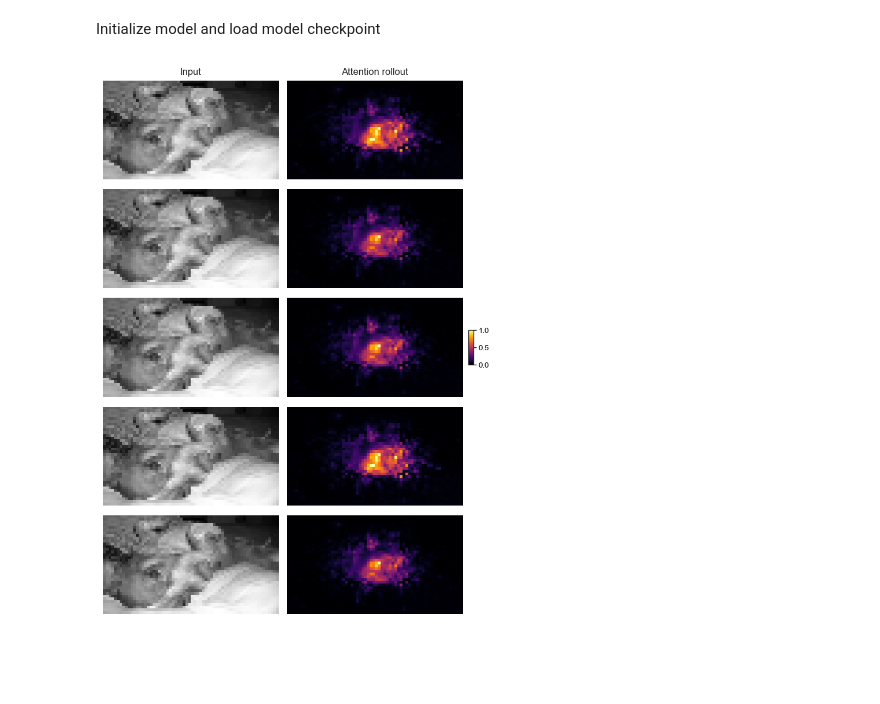
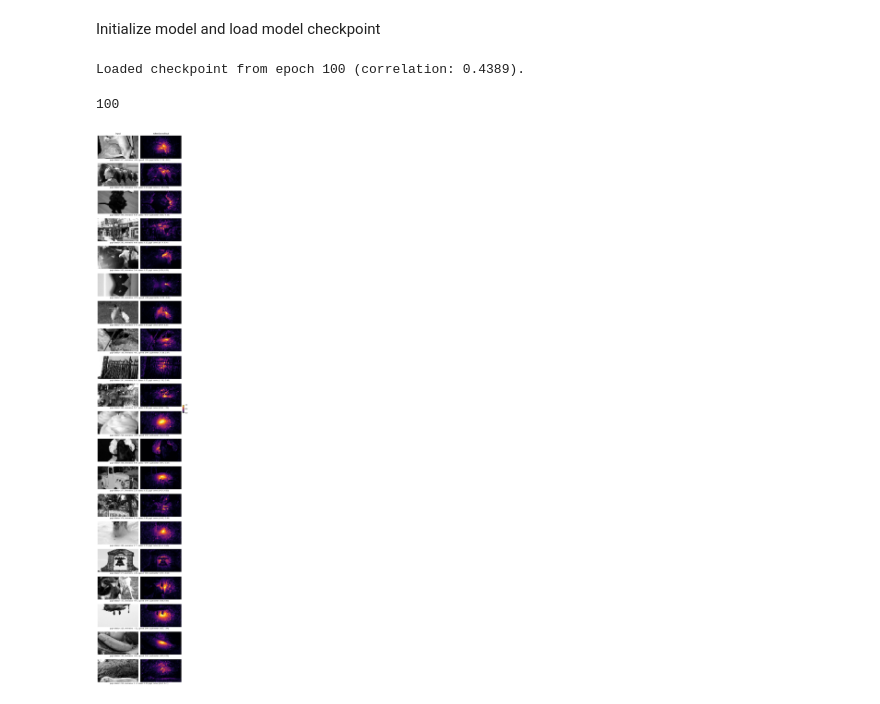
Before and after one commit to bryanlimy/V1T, a Jupyter notebook: misc/vit_visualization.ipynb, the cells around one changed output. Cells and saved outputs as stored; diff of their text form; code cells hidden in the pictures; blank space fills up the shorter version.

```diff
--- a/misc/vit_visualization.ipynb
+++ b/misc/vit_visualization.ipynb
@@ -21,14 +21,13 @@ utils.set_random_seed(1234)
 GRAY = cm.get_cmap("gray")
 BACKGROUND_COLOR = "#ffffff"
 
-MOUSE_ID = 2
-NUM_PLOTS = 5
+MOUSE_ID = 3
 # %% [markdown]
 Initialize model and load model checkpoint
 # %%
 class Args:
     def __init__(self):
-        self.output_dir = "/Users/bryanlimy/Git/sensorium/runs/sensorium+/055_vit_gaussian2d_0.2dropout_0.1coreReg"
+        self.output_dir = "/Users/bryanlimy/Git/sensorium/runs/sensorium+/056_vit_gaussian2d_0.2dropout_bm3"
         self.device = torch.device("cpu")
         self.batch_size = 1
         for key, value in yaml.load(os.path.join(self.output_dir, "args.yaml")).items():
@@ -39,7 +38,7 @@ class Args:
 
 args = Args()
 
-_, _, val_ds = data.get_training_ds(
+_, val_ds, test_ds = data.get_training_ds(
     args,
     data_dir=args.dataset,
     mouse_ids=args.mouse_ids,
@@ -52,6 +51,9 @@ model.train(False)
 
 scheduler = Scheduler(args, model=model, save_optimizer=False)
 scheduler.restore(force=True)
+# %% [output]
+Loaded checkpoint from epoch 100 (correlation: 0.4389).
+100
 # %%
 class Recorder(nn.Module):
     def __init__(self, vit: ViTCore, device: str = "cpu"):
@@ -93,7 +95,9 @@ class Recorder(nn.Module):
         recording = attn.clone().detach()
         self.recordings.append(recording)
 
-    def forward(self, images: torch.Tensor, behaviors: torch.Tensor):
+    def forward(
+        self, images: torch.Tensor, behaviors: torch.Tensor, pupil_centers: torch.Tensor
+    ):
         """Return attention output from ViT
         attns has shape (batch size, num blocks, num heads, patch size, patch size)
         """
@@ -101,7 +105,7 @@ class Recorder(nn.Module):
         self.clear()
         if not self.hook_registered:
             self._register_hook()
-        pred = self.vit(inputs=images, behaviors=behaviors)
+        pred = self.vit(inputs=images, behaviors=behaviors, pupil_centers=pupil_centers)
         recordings = tuple(map(lambda t: t.to(self.device), self.recordings))
         attns = torch.stack(recordings, dim=1) if len(recordings) > 0 else None
         return pred, attns
@@ -187,4 +199,5 @@ def attention_rollout(results: t.List[t.Tuple[np.ndarray, np.ndarray]]):
 # %%
+num_plots = 20
 recorder = Recorder(model.core)
 
 results = []  # list of image attention pairs
@@ -200,17 +213,21 @@ for batch in val_ds[MOUSE_ID]:
             pupil_centers=pupil_centers,
             behaviors=behaviors,
         )
-        _, attentions = recorder(images=images, behaviors=behaviors)
+        _, attentions = recorder(
+            images=images, behaviors=behaviors, pupil_centers=pupil_centers
+        )
         images = val_ds[MOUSE_ID].dataset.i_transform_image(images)
-        results.append((images.numpy()[0], attentions.numpy()[0]))
         recorder.clear()
-    if len(results) == NUM_PLOTS:
+    image, attention = attention_rollout(
+        image=images.numpy()[0], attention=attentions.numpy()[0]
+    )
+    results.append((image, attention, behaviors.numpy()[0], pupil_centers.numpy()[0]))
+    if len(results) == num_plots:
         break
-
-rollouts = attention_rollout(results=results)
-plot_attention_map(
-    rollouts=rollouts,
-    # filename=os.path.join(args.output_dir, "plots", "attention_rollouts.pdf"),
-)
-# %% [output]
-[figure, removed]
+# %%
+plot_attention_map(
+    results=results,
+    # filename=os.path.join(args.output_dir, "plots", "attention_rollouts.pdf"),
+)
+# %% [output]
+[figure, added]
```
Also changed, not shown: parts of 2 cells of this notebook, 1 other file.
